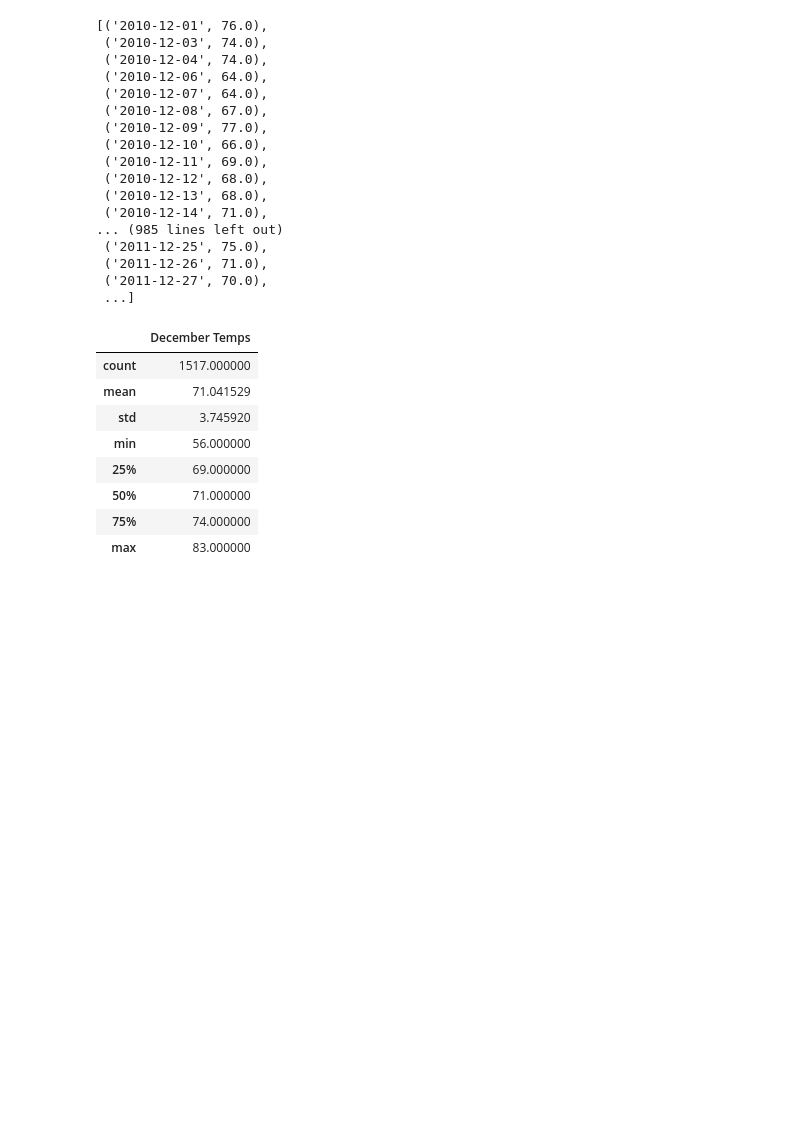
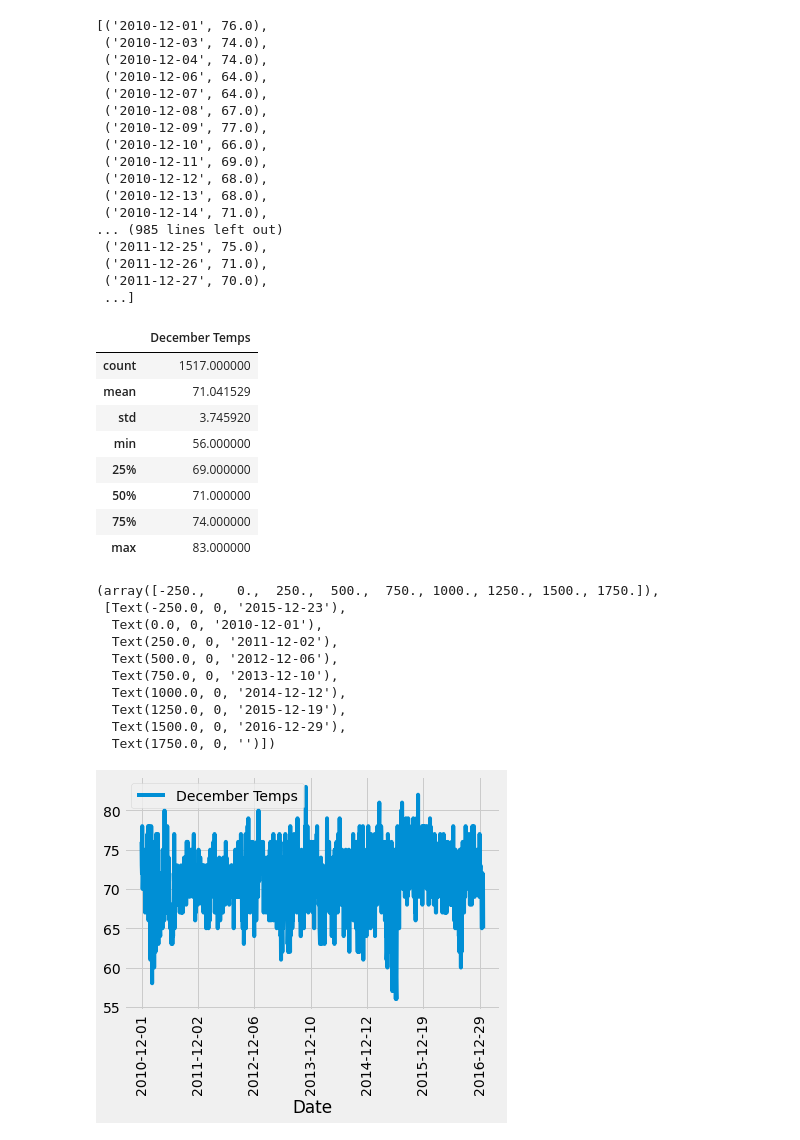
Before and after one commit to kbehyar/surfs_up, a Jupyter notebook: SurfsUp_Challenge.ipynb, the cells around one changed output. Drawn from its saved outputs; the diff is of its cells as text; code cells hidden in the pictures; blank space fills up the shorter version.

```diff
--- a/SurfsUp_Challenge.ipynb
+++ b/SurfsUp_Challenge.ipynb
@@ -79,7 +132,9 @@ june_result.describe()
 month_dec = session.query(Measurement.date, Measurement.tobs).filter(extract('month', Measurement.date) == 12).all()
 # %%
 # 7. Convert the December temperatures to a list.
-month_dec
+dec_result = [date for date in month_dec]
+
+dec_result
 # %% [output]
 [('2010-12-01', 76.0),
  ('2010-12-03', 74.0),
@@ -100,6 +155,6 @@ month_dec
  ...]
 # %%
 # 8. Create a DataFrame from the list of temperatures for the month of December.
-dec_result = pd.DataFrame(month_dec, columns = ["Date", "December Temps"])
+dec_result_df = pd.DataFrame(dec_result, columns = ["Date", "December Temps"])
 # %%
 # 9. Calculate and print out the summary statistics for the Decemeber temperature DataFrame.
@@ -114,3 +169,24 @@ dec_result.describe()
 | 50% | 71.000000 |
 | 75% | 74.000000 |
 | max | 83.000000 |
+# %%
+dec_result_df.set_index(dec_result_df ["Date"], inplace = True)
+
+dec_result_df.drop('Date', inplace=True, axis=1)
+
+dec_result_df = dec_result_df.sort_index()
+
+dec_result_df.plot()
+plt.xticks(rotation = 90)
+# %% [output]
+(array([-250.,    0.,  250.,  500.,  750., 1000., 1250., 1500., 1750.]),
+ [Text(-250.0, 0, '2015-12-23'),
+  Text(0.0, 0, '2010-12-01'),
+  Text(250.0, 0, '2011-12-02'),
+  Text(500.0, 0, '2012-12-06'),
+  Text(750.0, 0, '2013-12-10'),
+  Text(1000.0, 0, '2014-12-12'),
+  Text(1250.0, 0, '2015-12-19'),
+  Text(1500.0, 0, '2016-12-29'),
+  Text(1750.0, 0, '')])
+[figure, added]
```
Also changed, not shown: parts of 7 cells of this notebook, 8 other files.
